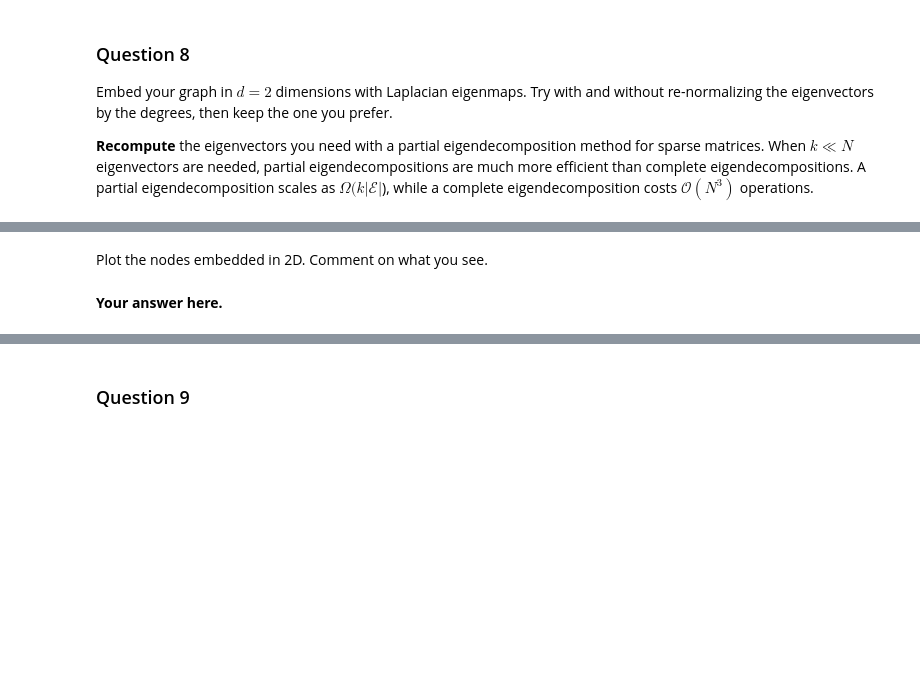
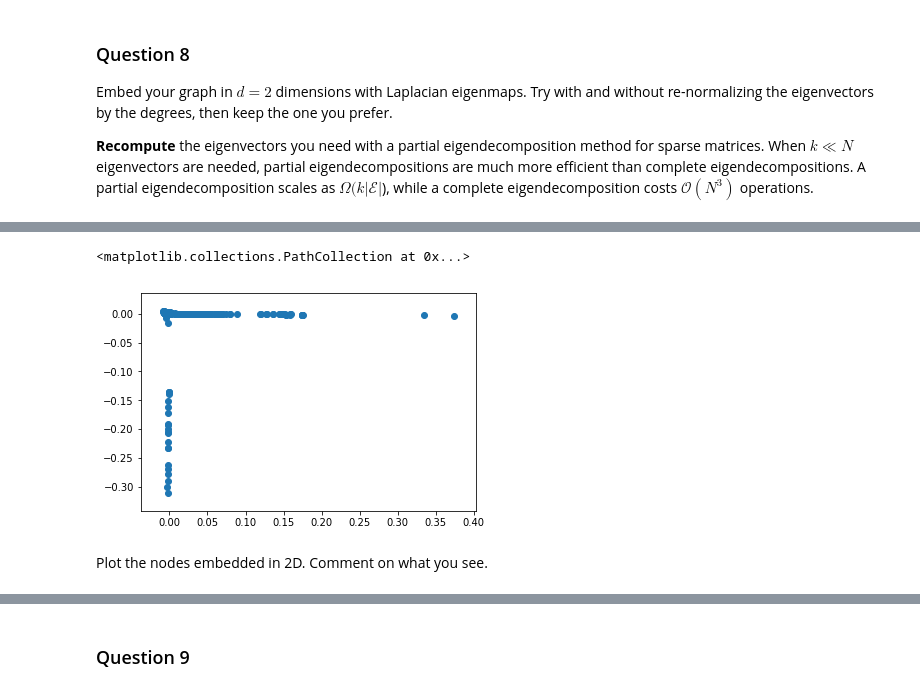
Before and after one commit to weberjoe/NTDS-MS-1-Route2-911, a Jupyter notebook: MS_3/3_spectral_graph_theory.ipynb, the cells around one changed output, grey strips where cells are left out. Drawn from its saved outputs; the diff is of its cells as text; code cells hidden in the pictures; blank space fills up the shorter version.

```diff
--- a/MS_3/3_spectral_graph_theory.ipynb
+++ b/MS_3/3_spectral_graph_theory.ipynb
@@ -187,2 +211,12 @@ A partial eigendecomposition scales as $\Omega(k |\mathcal{E}|$), while a comple
+# %%
+#same embedding with normalized eigenvectors
+laplacian_normalized_largest = sparse.csr_matrix(laplacian_normalized_largest)
+(eigval_largest_normalized, eigvect_largest_normalized) = sparse.linalg.eigsh(laplacian_normalized_largest,k=5,which='SM')
+x_normalized = eigvect_largest_normalized[:, 1]
+y_normalized = eigvect_largest_normalized[:, 2]
+plt.scatter(x_normalized, y_normalized)
+# %% [output]
+<matplotlib.collections.PathCollection at 0x...>
+[figure, added]
 # %% [markdown]
 Plot the nodes embedded in 2D. Comment on what you see.
@@ -191,2 +222,0 @@ Plot the nodes embedded in 2D. Comment on what you see.
-# %% [markdown]
-**Your answer here.**
```
Also changed, not shown: parts of 6 cells of this notebook.
